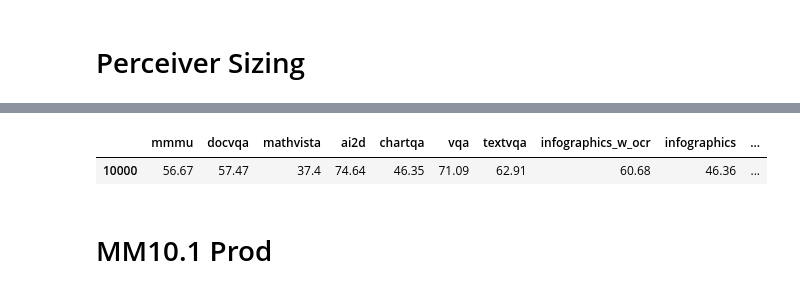
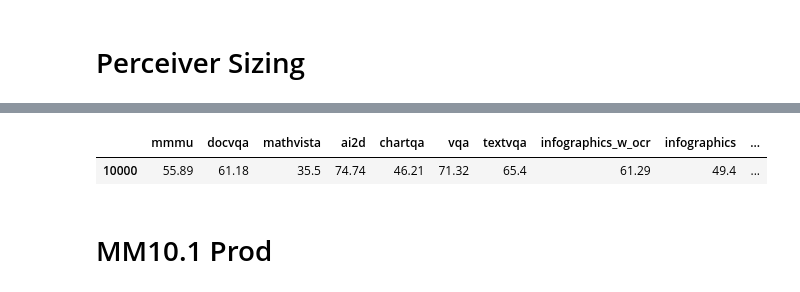
Before and after one commit to harrytranx/experiments, a Jupyter notebook: ablations/eval.ipynb, the cells around one changed output, grey strips where cells are left out. Drawn from its saved outputs; the diff is of its cells as text; code cells hidden in the pictures.

```diff
--- a/ablations/eval.ipynb
+++ b/ablations/eval.ipynb
@@ -131,12 +169,12 @@ output_dirs
 # %%
 read_eval_results(
-    watch_path="/fsx_3/bucket/tranx/checkpoints/perceiver_sizing/Llama3.1_70B_ViTG_layers22_dim4096_heads32_latents32_bz64_step4",
+    watch_path="/fsx_3/bucket/tranx/checkpoints/perceiver_sizing/Llama3.1_70B_ViTG_layers22_dim4096_heads32_latents64_bz64_step8",
     steps=[10000],
     read_format="report_mmai"
 )
 # %% [output]
 |  | mmmu | docvqa | mathvista | ai2d | chartqa | vqa | textvqa | infographics_w_ocr | infographics | ... |
-| 10000 | 56.67 | 57.47 | 37.4 | 74.64 | 46.35 | 71.09 | 62.91 | 60.68 | 46.36 | ... |
+| 10000 | 55.89 | 61.18 | 35.5 | 74.74 | 46.21 | 71.32 | 65.4 | 61.29 | 49.4 | ... |
 # %% [markdown]
 # MM10.1 Prod
 # %%
```
Also changed, not shown: parts of 6 cells of this notebook, 7 other files.
